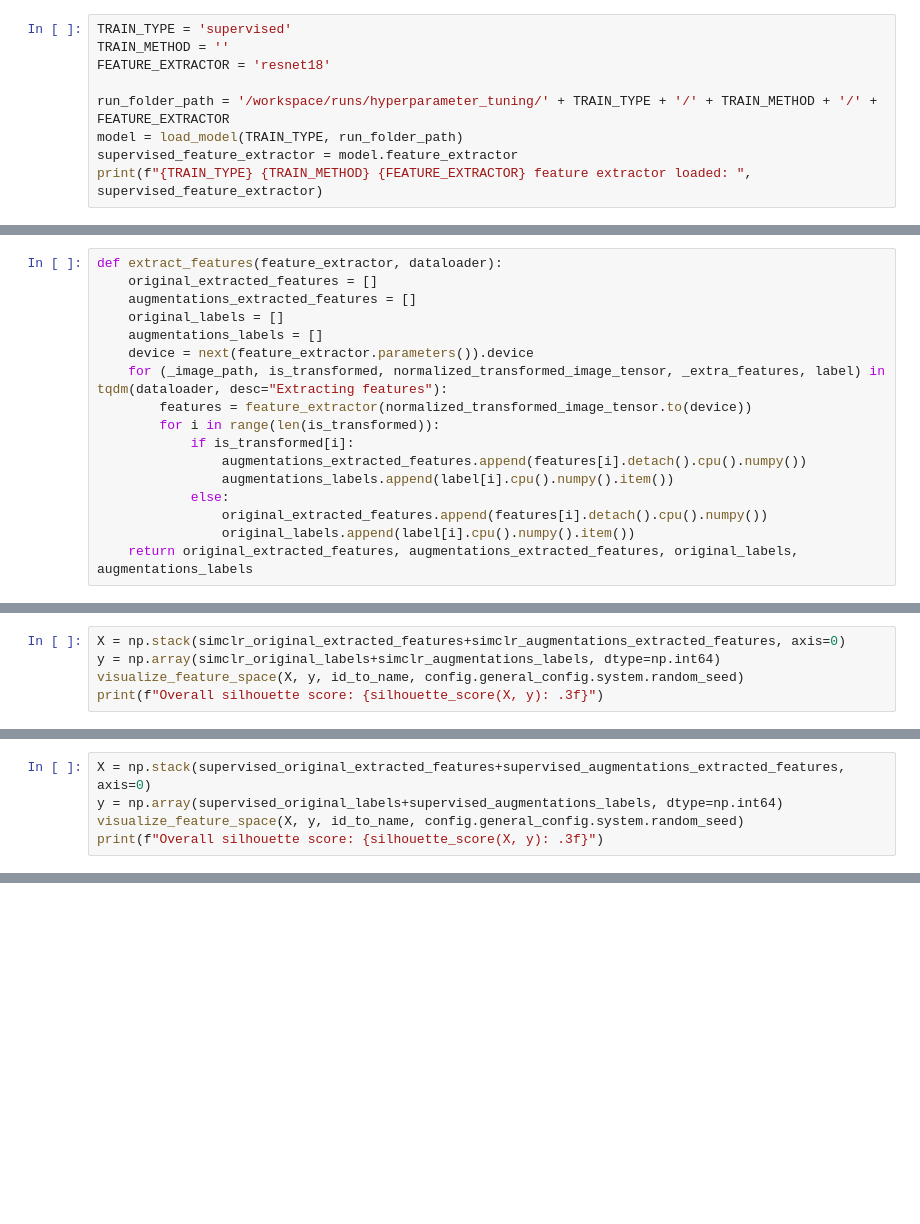
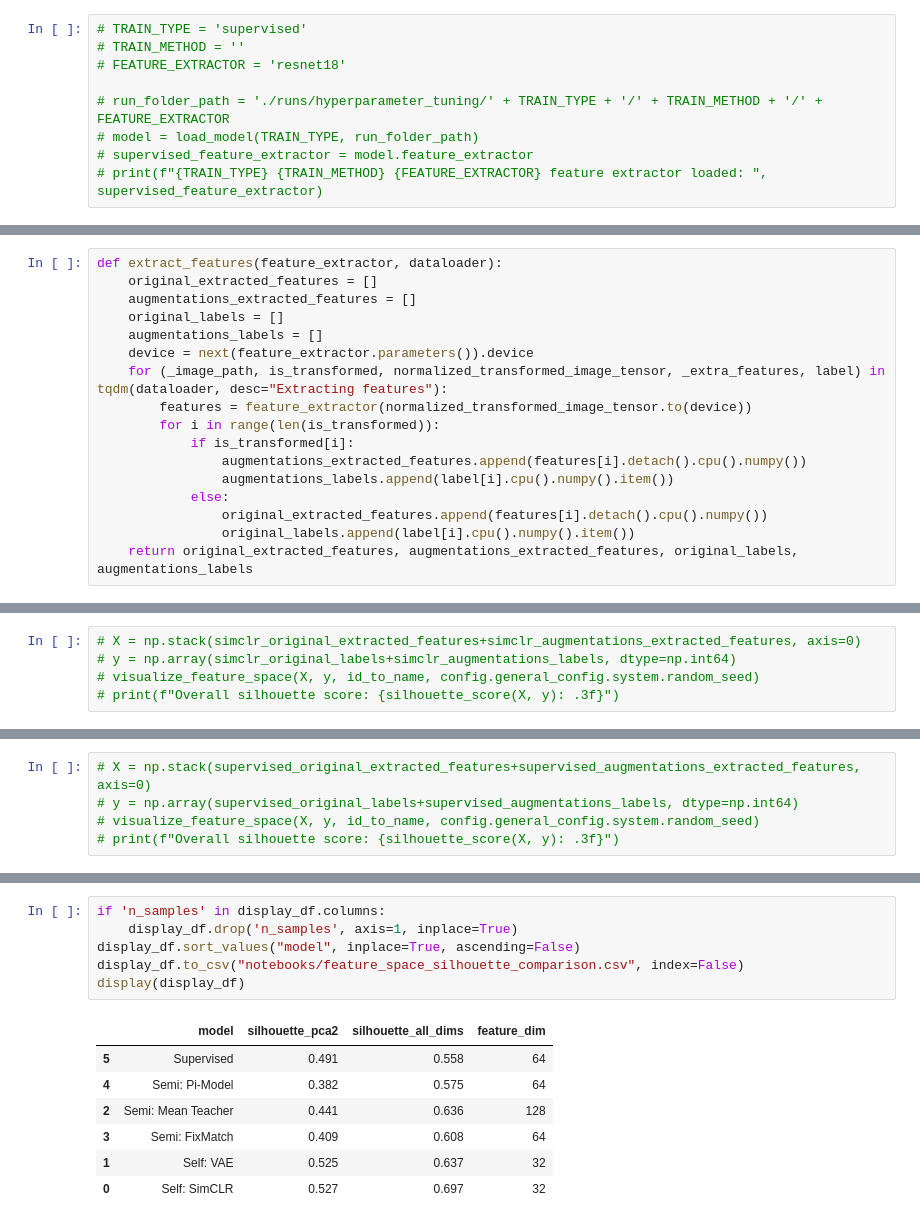
Before and after one commit to ParhamBateni/amyloid-beta-plaque-classification, a Jupyter notebook: notebooks/feature_space_visualization.ipynb, the cells around one changed output, grey strips where cells are left out. Drawn from its saved outputs; the diff is of its cells as text; blank space fills up the shorter version.

```diff
--- a/notebooks/feature_space_visualization.ipynb
+++ b/notebooks/feature_space_visualization.ipynb
@@ -72,9 +59,9 @@ self_supervised simclr resnet18 feature extractor loaded:  ResNetFeatureExtracto
 # %%
-TRAIN_TYPE = 'supervised'
-TRAIN_METHOD = ''
-FEATURE_EXTRACTOR = 'resnet18'
+# TRAIN_TYPE = 'supervised'
+# TRAIN_METHOD = ''
+# FEATURE_EXTRACTOR = 'resnet18'
 
-run_folder_path = '/workspace/runs/hyperparameter_tuning/' + TRAIN_TYPE + '/' + TRAIN_METHOD + '/' + FEATURE_EXTRACTOR
-model = load_model(TRAIN_TYPE, run_folder_path)
-supervised_feature_extractor = model.feature_extractor
-print(f"{TRAIN_TYPE} {TRAIN_METHOD} {FEATURE_EXTRACTOR} feature extractor loaded: ", supervised_feature_extractor)
+# run_folder_path = './runs/hyperparameter_tuning/' + TRAIN_TYPE + '/' + TRAIN_METHOD + '/' + FEATURE_EXTRACTOR
+# model = load_model(TRAIN_TYPE, run_folder_path)
+# supervised_feature_extractor = model.feature_extractor
+# print(f"{TRAIN_TYPE} {TRAIN_METHOD} {FEATURE_EXTRACTOR} feature extractor loaded: ", supervised_feature_extractor)
@@ -189,5 +178,5 @@ id_to_name = {int(k): str(v) for k, v in config.label_to_name.items()}
 # %%
-X = np.stack(simclr_original_extracted_features+simclr_augmentations_extracted_features, axis=0)
-y = np.array(simclr_original_labels+simclr_augmentations_labels, dtype=np.int64)
-visualize_feature_space(X, y, id_to_name, config.general_config.system.random_seed)
-print(f"Overall silhouette score: {silhouette_score(X, y): .3f}")
+# X = np.stack(simclr_original_extracted_features+simclr_augmentations_extracted_features, axis=0)
+# y = np.array(simclr_original_labels+simclr_augmentations_labels, dtype=np.int64)
+# visualize_feature_space(X, y, id_to_name, config.general_config.system.random_seed)
+# print(f"Overall silhouette score: {silhouette_score(X, y): .3f}")
@@ -197,5 +183,5 @@ Overall silhouette score:  0.682
 # %%
-X = np.stack(supervised_original_extracted_features+supervised_augmentations_extracted_features, axis=0)
-y = np.array(supervised_original_labels+supervised_augmentations_labels, dtype=np.int64)
-visualize_feature_space(X, y, id_to_name, config.general_config.system.random_seed)
-print(f"Overall silhouette score: {silhouette_score(X, y): .3f}")
+# X = np.stack(supervised_original_extracted_features+supervised_augmentations_extracted_features, axis=0)
+# y = np.array(supervised_original_labels+supervised_augmentations_labels, dtype=np.int64)
+# visualize_feature_space(X, y, id_to_name, config.general_config.system.random_seed)
+# print(f"Overall silhouette score: {silhouette_score(X, y): .3f}")
@@ -204,0 +469,14 @@ Overall silhouette score:  0.520
+# %%
+if 'n_samples' in display_df.columns:
+    display_df.drop('n_samples', axis=1, inplace=True)
+display_df.sort_values("model", inplace=True, ascending=False)
+display_df.to_csv("notebooks/feature_space_silhouette_comparison.csv", index=False)
+display(display_df)
+# %% [output]
+|  | model | silhouette_pca2 | silhouette_all_dims | feature_dim |
+| 5 | Supervised | 0.491 | 0.558 | 64 |
+| 4 | Semi: Pi-Model | 0.382 | 0.575 | 64 |
+| 2 | Semi: Mean Teacher | 0.441 | 0.636 | 128 |
+| 3 | Semi: FixMatch | 0.409 | 0.608 | 64 |
+| 1 | Self: VAE | 0.525 | 0.637 | 32 |
+| 0 | Self: SimCLR | 0.527 | 0.697 | 32 |
```
Also changed, not shown: parts of 13 cells of this notebook, 8 other files.
